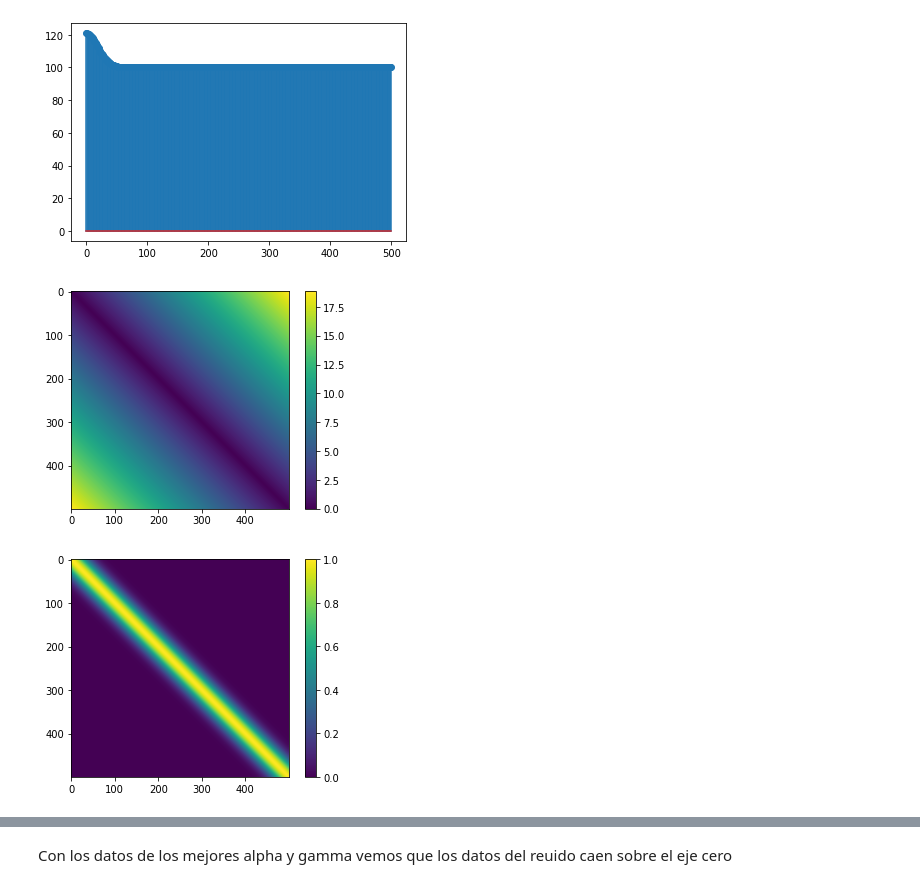
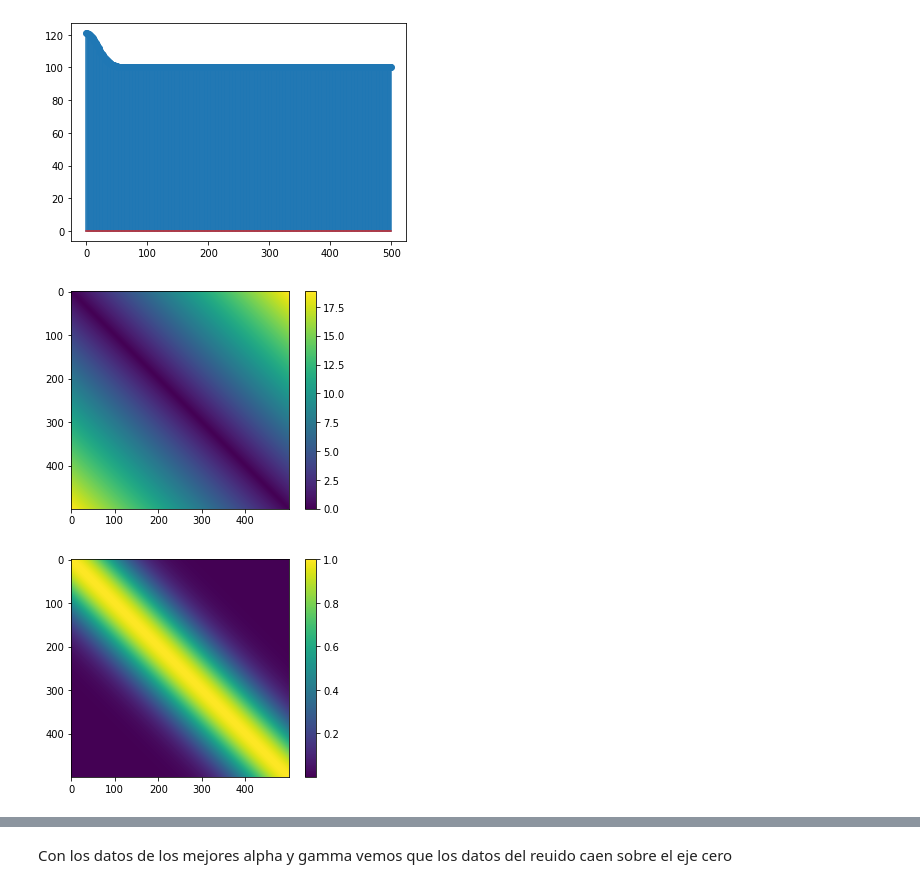
Before and after one commit to dpenagosa/TAREASMINERIA, a Jupyter notebook: Entrega_3_Reg_ejregresion_sinc.ipynb, the cells around one changed output, grey strips where cells are left out. Cells and saved outputs as stored; diff of their text form; code cells hidden in the pictures.

```diff
--- a/Entrega_3_Reg_ejregresion_sinc.ipynb
+++ b/Entrega_3_Reg_ejregresion_sinc.ipynb
@@ -296,26 +323,26 @@ plt.show()
 [figure]
 # %%
 D = dist(X.reshape(-1,1),X.reshape(-1,1)) #disimilitud
-gamma = 1
-alpha =0.1
+gamma = 0.1
+alpha =0.01
 K = np.exp(-.5*gamma*D**2)
 Kalpha = K + alpha*np.eye(N)
 
 val,vec = np.linalg.eig(K)
 val_a,vec_a = np.linalg.eig(Kalpha)
 
 D.shape
 plt.imshow(D)
 plt.colorbar()
 plt.show()
 
 
 plt.imshow(K)
 plt.colorbar()
 plt.show()
 # %% [output]
 [figure]
-[figure, old version]
+[figure, new version]
 # %%
 plt.stem(val)
 plt.show()
```
Also changed, not shown: parts of 10 cells of this notebook.
